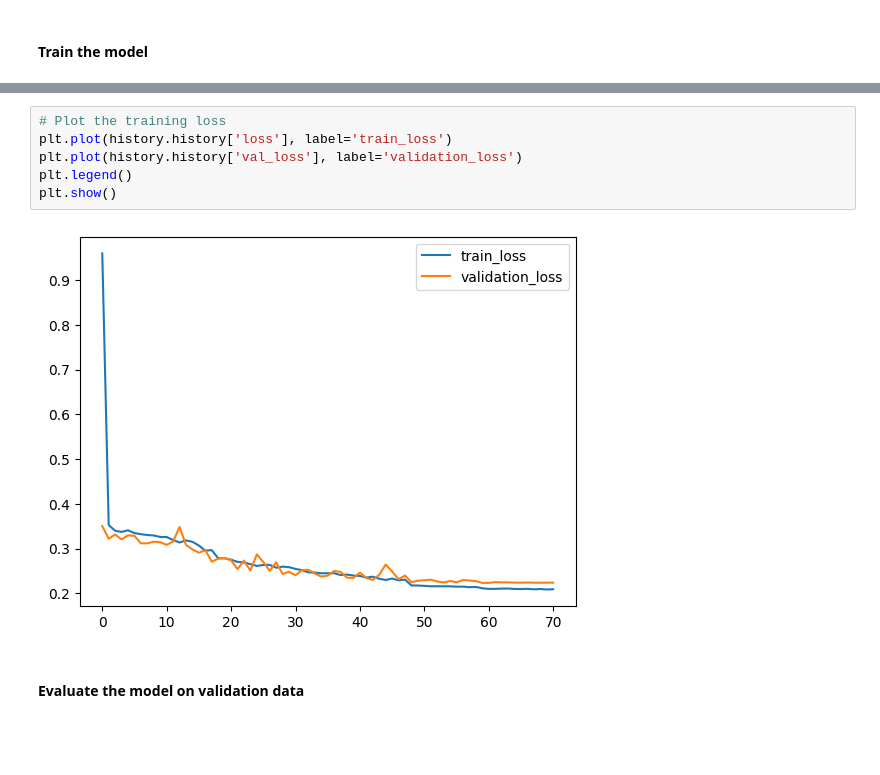
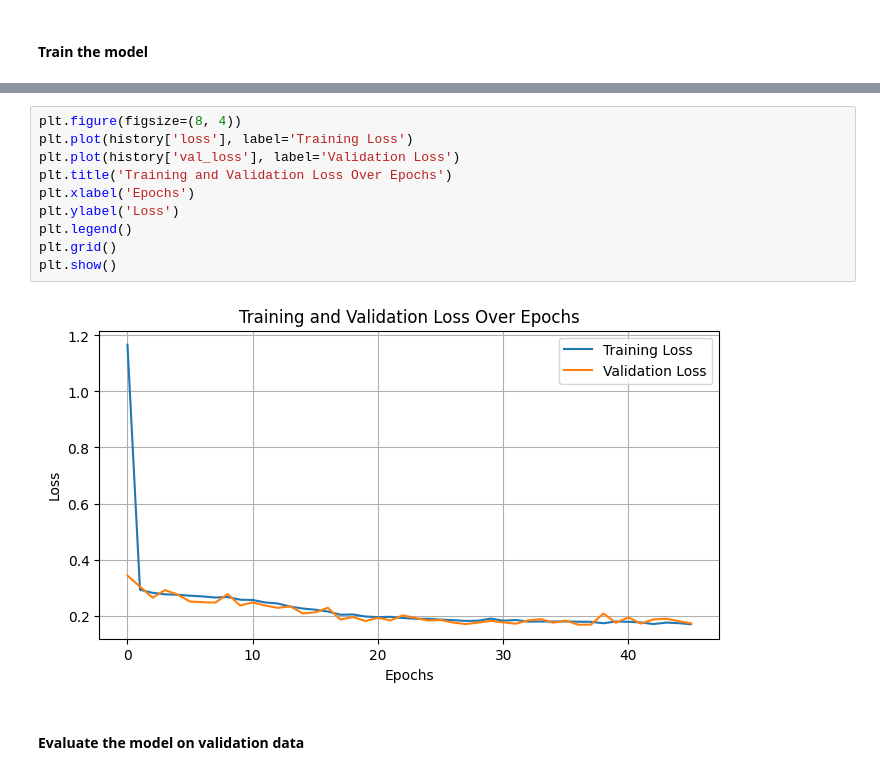
Before and after one commit to alexdum/downscale, a Jupyter notebook: python/unet.ipynb, the cells around one changed output, grey strips where cells are left out. Drawn from its saved outputs; the diff is of its cells as text; blank space fills up the shorter version.

```diff
--- a/python/unet.ipynb
+++ b/python/unet.ipynb
@@ -235,11 +247,15 @@ Epoch 71/1500
 # %%
-# Plot the training loss
-plt.plot(history.history['loss'], label='train_loss')
-plt.plot(history.history['val_loss'], label='validation_loss')
+plt.figure(figsize=(8, 4))
+plt.plot(history['loss'], label='Training Loss')
+plt.plot(history['val_loss'], label='Validation Loss')
+plt.title('Training and Validation Loss Over Epochs')
+plt.xlabel('Epochs')
+plt.ylabel('Loss')
 plt.legend()
+plt.grid()
 plt.show()
 # %% [output]
-[figure, old version]
+[figure, new version]
 # %% [markdown]
 #### Evaluate the model on validation data
 # %%
```
Also changed, not shown: parts of 17 cells of this notebook.
